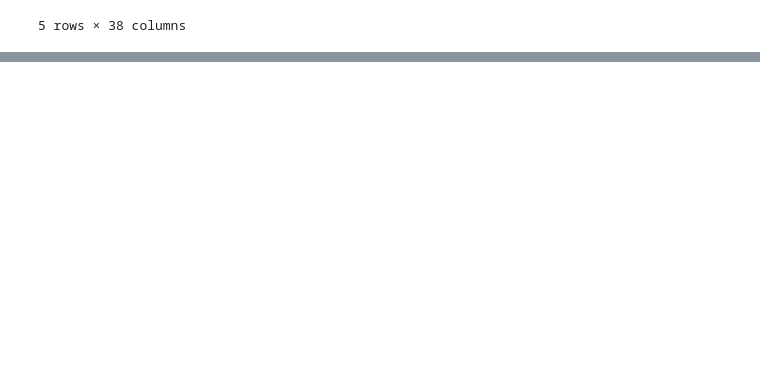
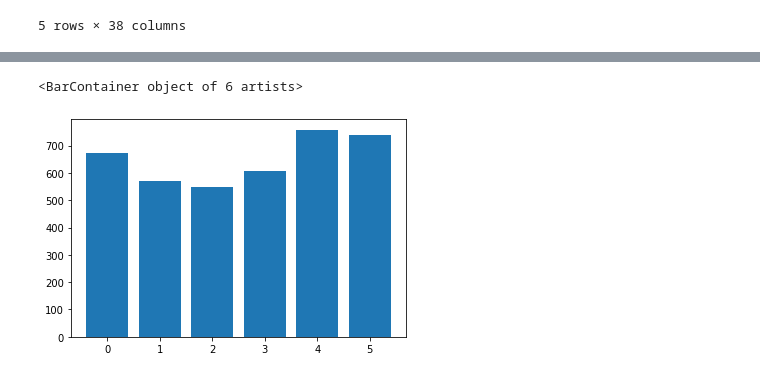
Before and after one commit to Vino16491/GuidedProjectStarWars, a Jupyter notebook: Guided Project Star Wars Survey.ipynb, the cells around one changed output, grey strips where cells are left out. Saved outputs shown, nothing was run; the diff lists cells and outputs as text; code cells hidden in the pictures; blank space fills up the shorter version.

```diff
--- a/Guided Project Star Wars Survey.ipynb
+++ b/Guided Project Star Wars Survey.ipynb
@@ -102,0 +357,6 @@ star_wars.head(5)
+# %%
+# Plotting bar chart
+plt.bar(range(6), star_wars[star_wars.columns[3:9]].sum())
+# %% [output]
+<BarContainer object of 6 artists>
+[figure, added]
```
Also changed, not shown: parts of 29 cells of this notebook.
